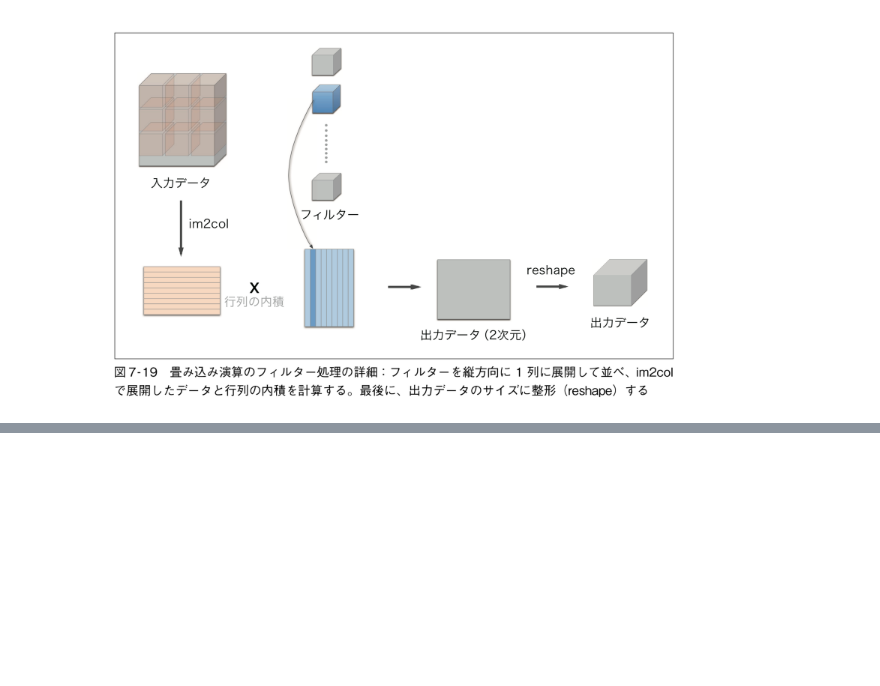
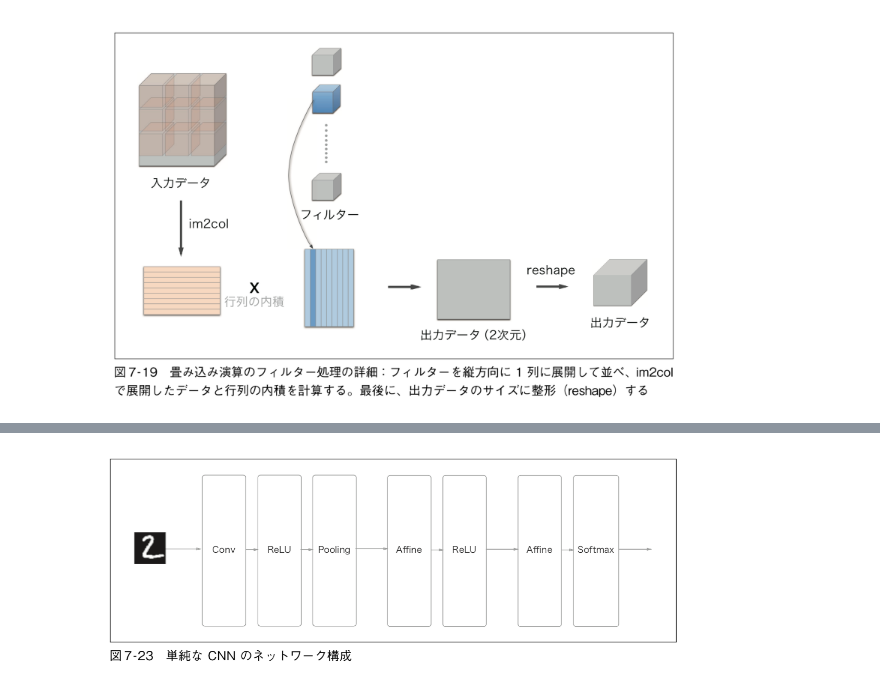
Before and after one commit to TakanoriHasebe/zero_deep_review, a Jupyter notebook: cnn/CNN.ipynb, the cells around one changed output, grey strips where cells are left out. Cells and saved outputs as stored; diff of their text form; code cells hidden in the pictures; blank space fills up the shorter version.

```diff
--- a/cnn/CNN.ipynb
+++ b/cnn/CNN.ipynb
@@ -20,0 +26,5 @@ Image(filename='im2col.png', width=600)
+# %%
+from IPython.display import Image
+Image(filename='simple_cnn.png', width=600)
+# %% [output]
+[figure, added]
```
Also changed, not shown: parts of 1 cell of this notebook, 5 other files.
